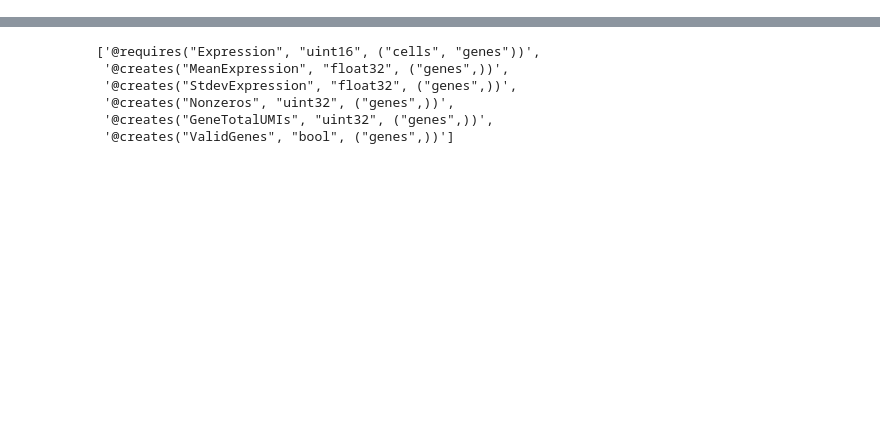
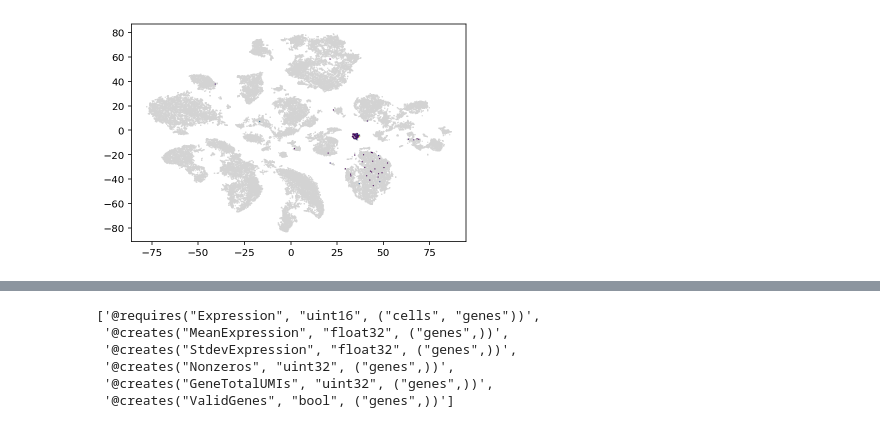
Before and after one commit to linnarsson-lab/shoji, a Jupyter notebook: notebooks/Untitled.ipynb, the cells around one changed output, grey strips where cells are left out. Saved outputs shown, nothing was run; the diff lists cells and outputs as text; code cells hidden in the pictures; blank space fills up the shorter version.

```diff
--- a/notebooks/Untitled.ipynb
+++ b/notebooks/Untitled.ipynb
@@ -14,6 +14,11 @@ import loompy
 
 import cytograph as cg
 import cytograph.plotting as cgplot
+# %%
+with loompy.connect("/Users/stelin/Dropbox (Linnarsson Group)/linnarsson group/Projects/Oncolytic virotherapy/Brain tumor data/GBM_Bhaduri_Kriegstein_CellStemCell_2019/GBM_Bhaduri.loom") as ds:
+    cgplot.scattern(ds.ca.TSNE, c=ds[ds.ra.Gene == "TRBC1", :][0])
+# %% [output]
+[figure, added]
 # %%
 db = shoji.connect()
 #db.refdb.human_development_agg._from_loom("/Users/stelin/cytograph/20200702_human_dev/data/Allbrain.agg.loom", fix_expression_dtype=True)
```
Also changed, not shown: parts of 39 cells of this notebook, 10 other files.
